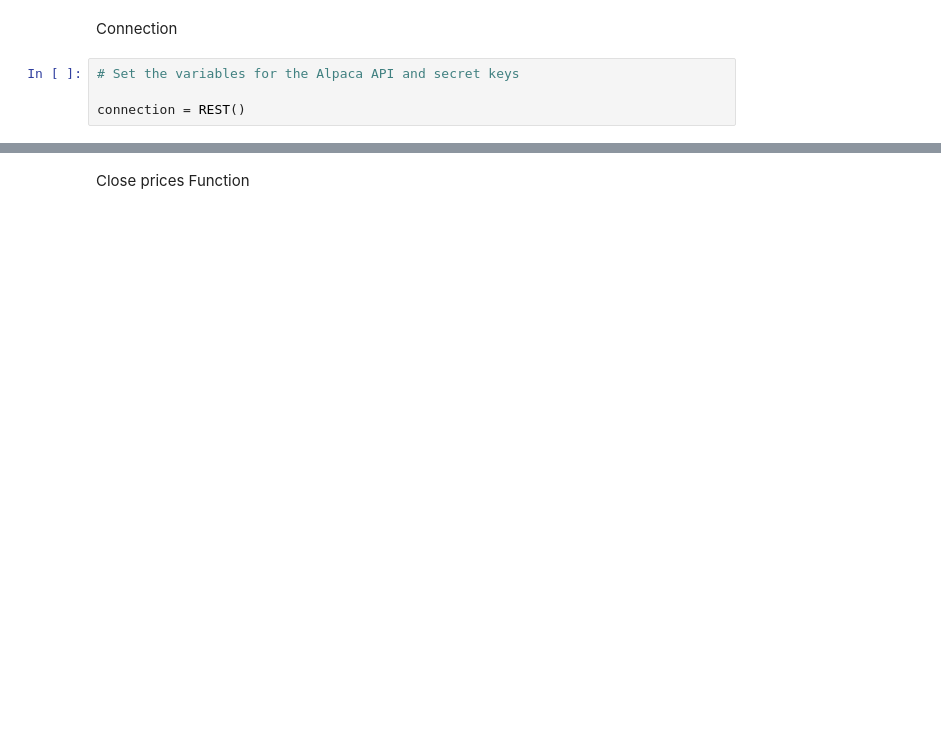
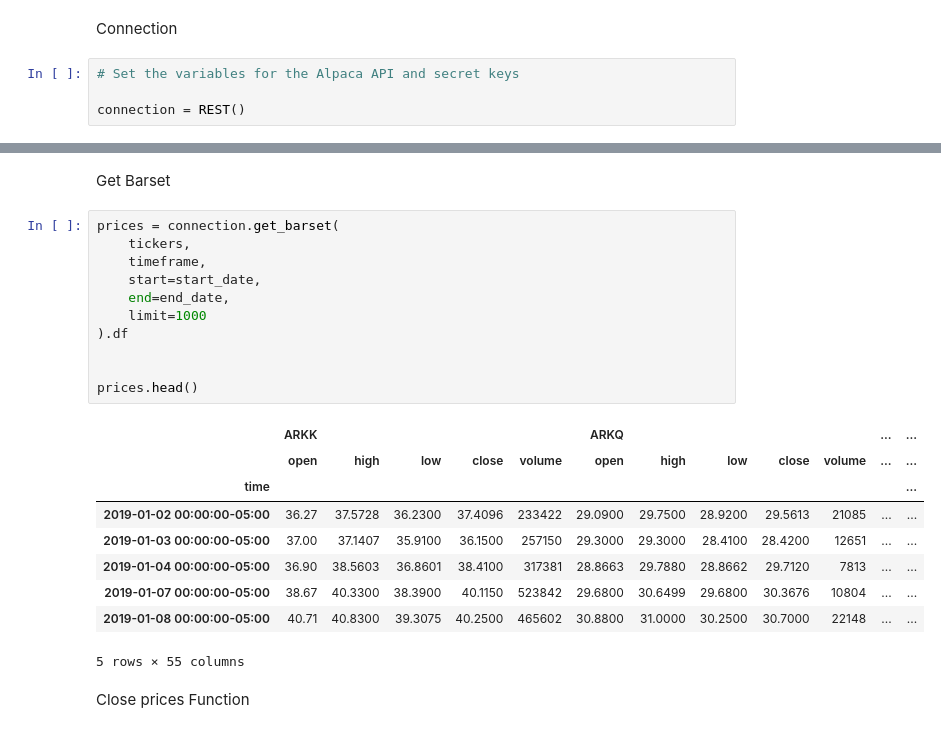
Before and after one commit to lindseyhardouin/Portfolio_practice, a Jupyter notebook: PORTFOLIO.ipynb, the cells around one changed output, grey strips where cells are left out. Saved outputs shown, nothing was run; the diff lists cells and outputs as text; blank space fills up the shorter version.

```diff
--- a/PORTFOLIO.ipynb
+++ b/PORTFOLIO.ipynb
@@ -41,3 +71,26 @@ connection = REST()
+# %% [markdown]
+Get Barset
+# %%
+prices = connection.get_barset(
+    tickers,
+    timeframe,
+    start=start_date,
+    end=end_date,
+    limit=1000
+).df
+
+
+prices.head()
+# %% [output]
+|  | ARKK |  |  |  |  | ARKQ |  |  |  |  | ... | ... |
+|  | open | high | low | close | volume | open | high | low | close | volume | ... | ... |
+| time |  |  |  |  |  |  |  |  |  |  |  | ... |
+| 2019-01-02 00:00:00-05:00 | 36.27 | 37.5728 | 36.2300 | 37.4096 | 233422 | 29.0900 | 29.7500 | 28.9200 | 29.5613 | 21085 | ... | ... |
+| 2019-01-03 00:00:00-05:00 | 37.00 | 37.1407 | 35.9100 | 36.1500 | 257150 | 29.3000 | 29.3000 | 28.4100 | 28.4200 | 12651 | ... | ... |
+| 2019-01-04 00:00:00-05:00 | 36.90 | 38.5603 | 36.8601 | 38.4100 | 317381 | 28.8663 | 29.7880 | 28.8662 | 29.7120 | 7813 | ... | ... |
+| 2019-01-07 00:00:00-05:00 | 38.67 | 40.3300 | 38.3900 | 40.1150 | 523842 | 29.6800 | 30.6499 | 29.6800 | 30.3676 | 10804 | ... | ... |
+| 2019-01-08 00:00:00-05:00 | 40.71 | 40.8300 | 39.3075 | 40.2500 | 465602 | 30.8800 | 31.0000 | 30.2500 | 30.7000 | 22148 | ... | ... |
+5 rows × 55 columns
 # %% [markdown]
 Close prices Function
 # %%
```
Also changed, not shown: parts of 14 cells of this notebook, 1 other file.
